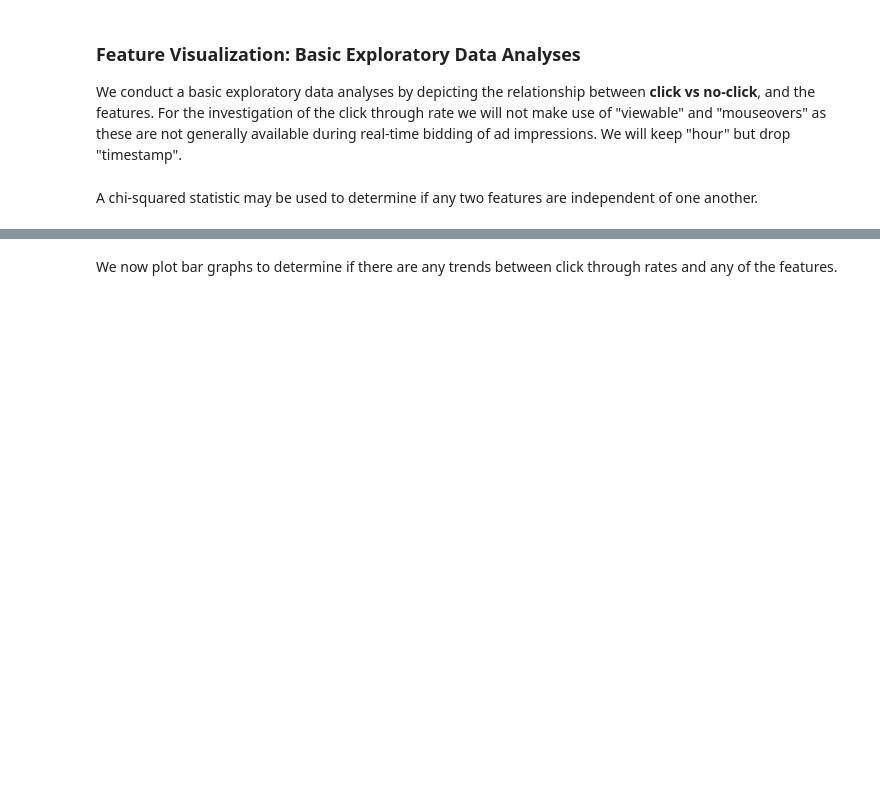
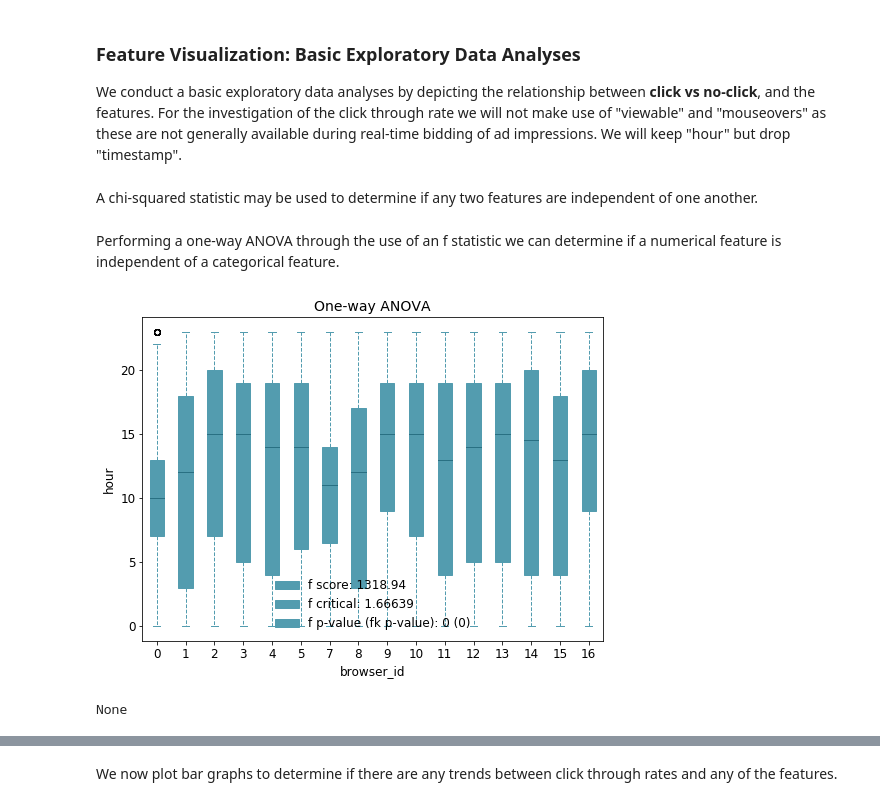
Before and after one commit to argdata/metrictensor, a Jupyter notebook: ctr_baseline_analysis.ipynb, the cells around one changed output, grey strips where cells are left out. Cells and saved outputs as stored; diff of their text form; code cells hidden in the pictures; blank space fills up the shorter version.

Commit message:
Updating plot_f_oneway method plotting style

```diff
--- a/ctr_baseline_analysis.ipynb
+++ b/ctr_baseline_analysis.ipynb
@@ -276,6 +314,12 @@ columns = ['placement_id', 'browser_id', 'os_id',
            'creative_asset_id', 'clicks']
 
 plot_chi2_matrix(df_raw_selected, columns, p_value=True)
+# %% [markdown]
+Performing a one-way ANOVA through the use of an f statistic we can determine if a numerical feature is independent of a categorical feature.
 # %%
 %%time
-plot_f_oneway(df_raw_selected, 'clicks', 'hour')
+
+plot_f_oneway(df_raw_selected, 'browser_id', 'hour')
+# %% [output]
+[figure, added]
+None
```
Also changed, not shown: parts of 6 cells of this notebook, 2 other files.
